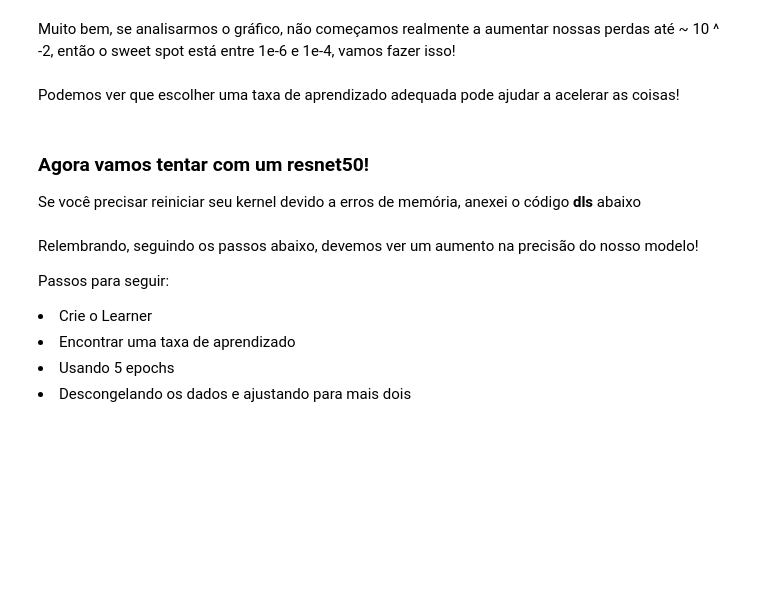
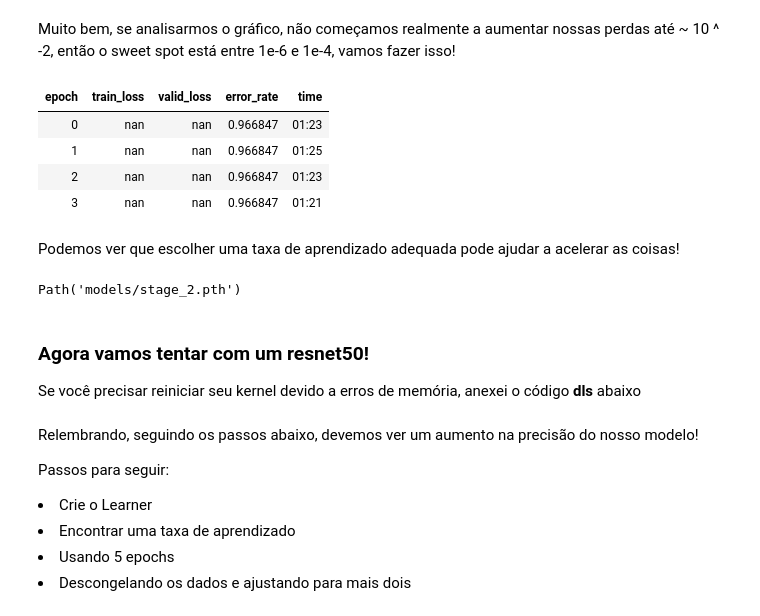
Before and after one commit to fabiokrone/pets-dataset-classifier, a Jupyter notebook: pets-dataset-classifier.ipynb, the cells around one changed output. Drawn from its saved outputs; the diff is of its cells as text; code cells hidden in the pictures; blank space fills up the shorter version.

```diff
--- a/pets-dataset-classifier.ipynb
+++ b/pets-dataset-classifier.ipynb
@@ -228,11 +264,19 @@ entre 1e-6 e 1e-4, vamos fazer isso!
 # %%
 learn.unfreeze()
 learn.fit_one_cycle(4, lr_max=slice(1e-6, 1e-4))
-learn.fit_one_cycle(4, 000190)
+#learn.fit_one_cycle(4, 1.445) resultado pior
+# %% [output]
+| epoch | train_loss | valid_loss | error_rate | time |
+| 0 | nan | nan | 0.966847 | 01:23 |
+| 1 | nan | nan | 0.966847 | 01:25 |
+| 2 | nan | nan | 0.966847 | 01:23 |
+| 3 | nan | nan | 0.966847 | 01:21 |
 # %% [markdown]
 Podemos ver que escolher uma taxa de aprendizado adequada pode ajudar a acelerar as coisas!
 # %%
 learn.save('stage_2')
+# %% [output]
+Path('models/stage_2.pth')
 # %% [markdown]
 ### Agora vamos tentar com um resnet50!
 Se você precisar reiniciar seu kernel devido a erros de memória, anexei o código **dls** abaixo
```
Also changed, not shown: parts of 20 cells of this notebook.
